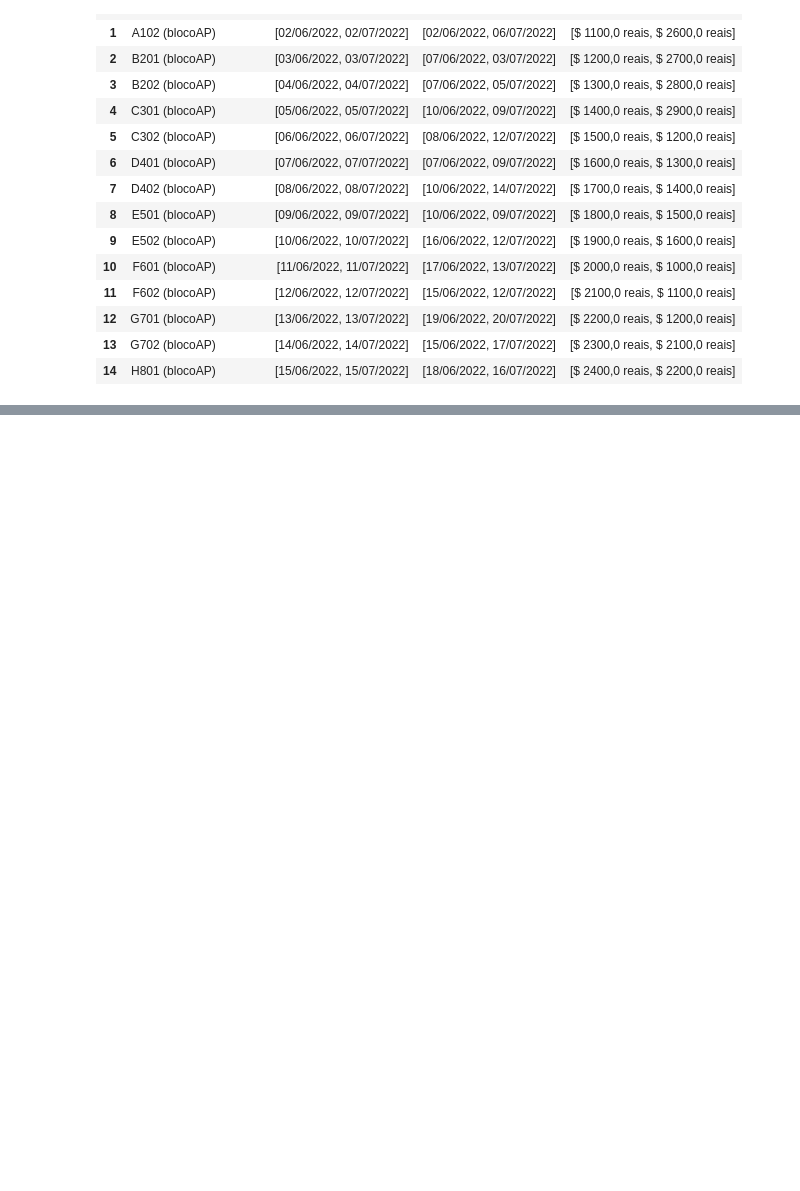
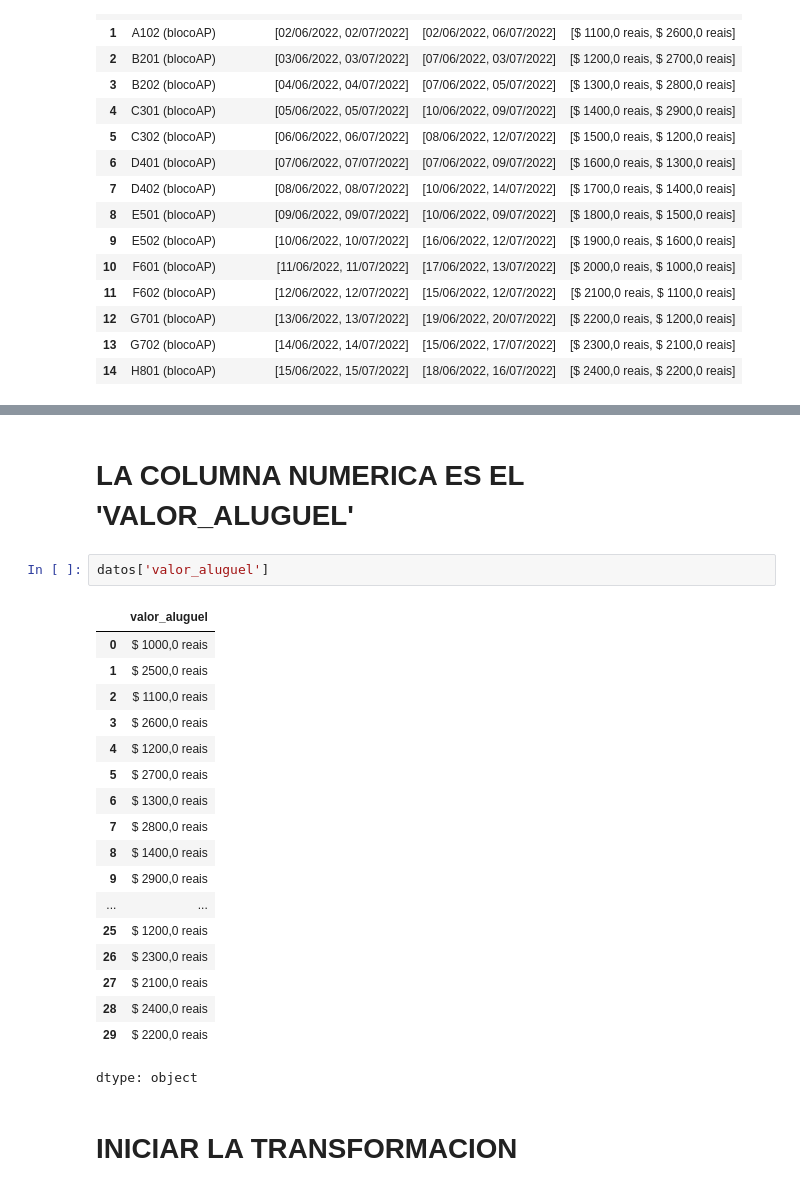
Before and after one commit to PepeSaint96/Notebooks-Cenote-Impresion3D, a Jupyter notebook: Proyecto-Desafio-2-Administracion-Condominios.ipynb, the cells around one changed output, grey strips where cells are left out. Drawn from its saved outputs; the diff is of its cells as text; blank space fills up the shorter version.

```diff
--- a/Proyecto-Desafio-2-Administracion-Condominios.ipynb
+++ b/Proyecto-Desafio-2-Administracion-Condominios.ipynb
@@ -35,0 +90,25 @@ datos
+# %% [markdown]
+# LA COLUMNA NUMERICA ES EL 'VALOR_ALUGUEL'
+# %%
+datos['valor_aluguel']
+# %% [output]
+|  | valor_aluguel |
+| 0 | $ 1000,0 reais |
+| 1 | $ 2500,0 reais |
+| 2 | $ 1100,0 reais |
+| 3 | $ 2600,0 reais |
+| 4 | $ 1200,0 reais |
+| 5 | $ 2700,0 reais |
+| 6 | $ 1300,0 reais |
+| 7 | $ 2800,0 reais |
+| 8 | $ 1400,0 reais |
+| 9 | $ 2900,0 reais |
+| ... | ... |
+| 25 | $ 1200,0 reais |
+| 26 | $ 2300,0 reais |
+| 27 | $ 2100,0 reais |
+| 28 | $ 2400,0 reais |
+| 29 | $ 2200,0 reais |
+dtype: object
+# %% [markdown]
+# **INICIAR LA TRANSFORMACION**
```
Also changed, not shown: parts of 19 cells of this notebook.
